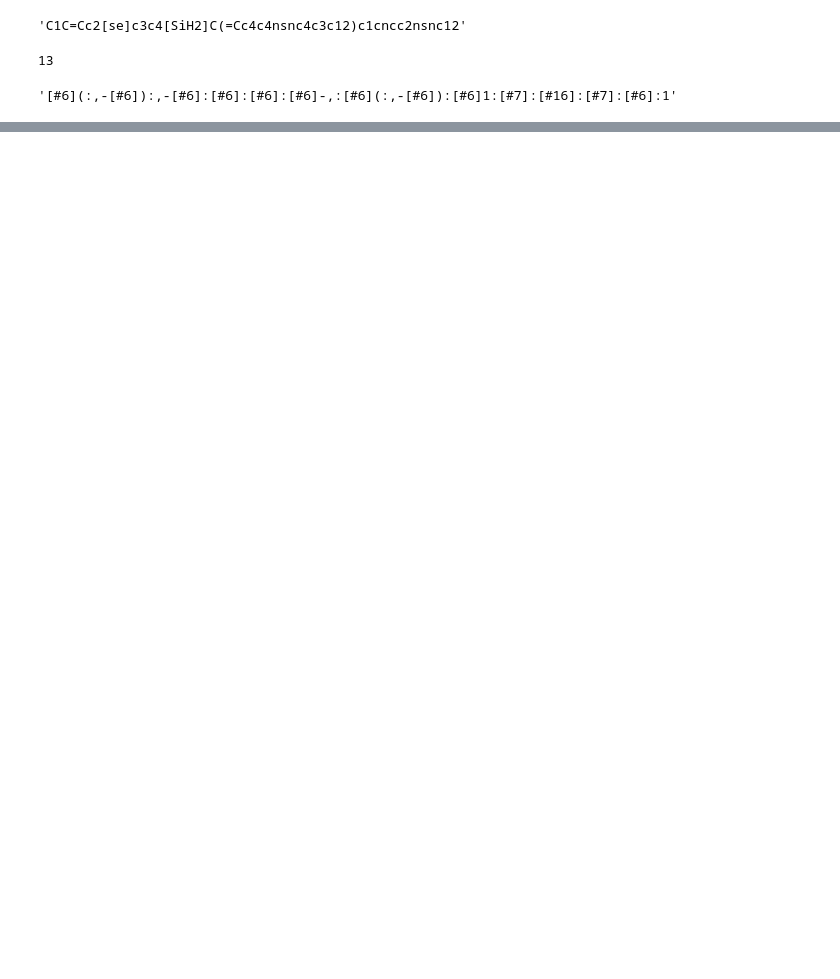
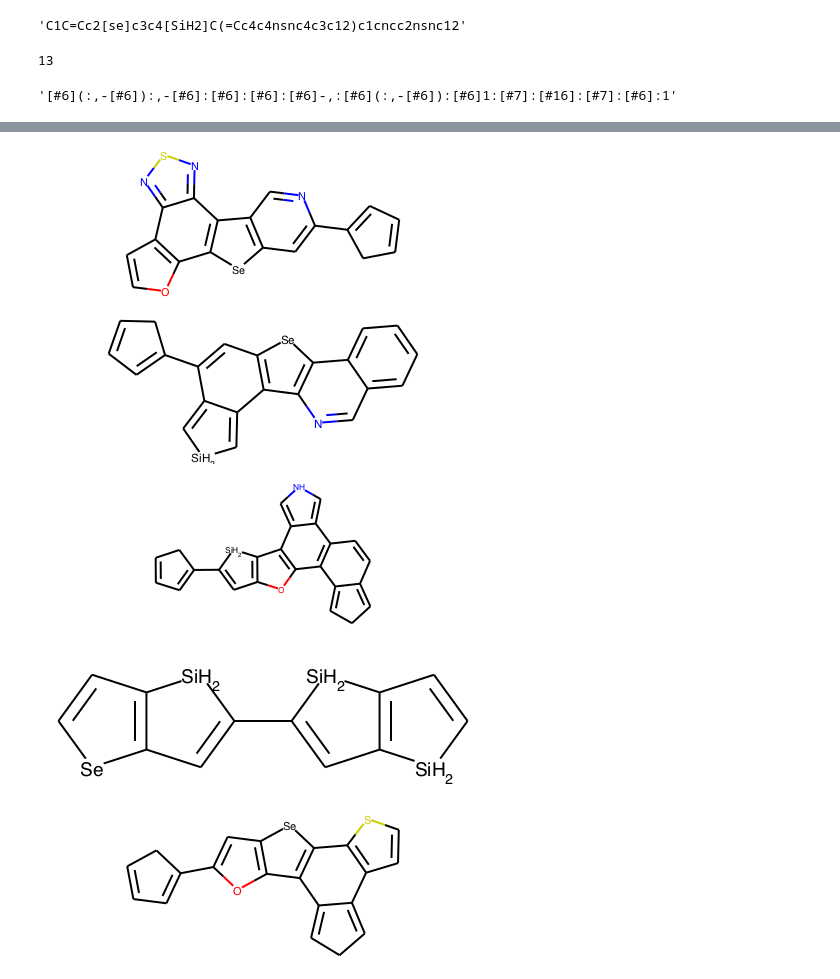
Before and after one commit to sjluozho/PV-Cell, a Jupyter notebook: PV-Cell/Molecular Classification.ipynb, the cells around one changed output, grey strips where cells are left out. Saved outputs shown, nothing was run; the diff lists cells and outputs as text; code cells hidden in the pictures; blank space fills up the shorter version.

Commit message:
display structure

```diff
--- a/PV-Cell/Molecular Classification.ipynb
+++ b/PV-Cell/Molecular Classification.ipynb
@@ -145,0 +166,2 @@ did not match C++ signature:
+# %%
+data['structure'] = ""
@@ -145,0 +177,3 @@ did not match C++ signature:
+# %%
+for i in range(5):
+    data['structure'].values[i] = Chem.MolFromSmiles(data['SMILES_str'].values[i])
@@ -145,0 +189,9 @@ did not match C++ signature:
+# %%
+for i in range(5):
+    display(data['structure'].values[i])
+# %% [output]
+[figure, added]
+[figure, added]
+[figure, added]
+[figure, added]
+[figure, added]
```
Also changed, not shown: parts of 19 cells of this notebook, 3 other files.
